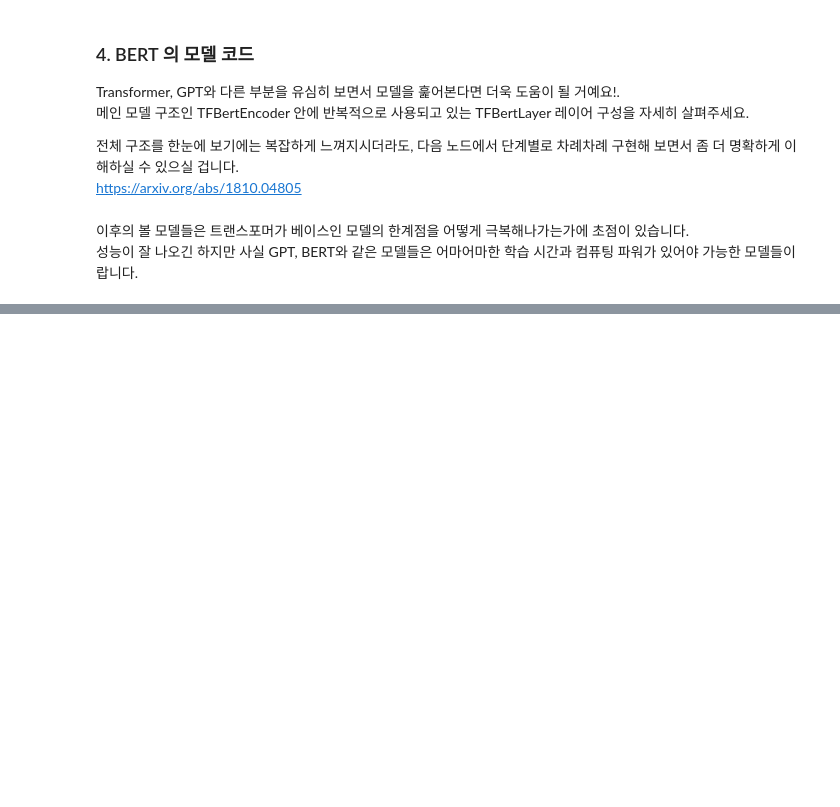
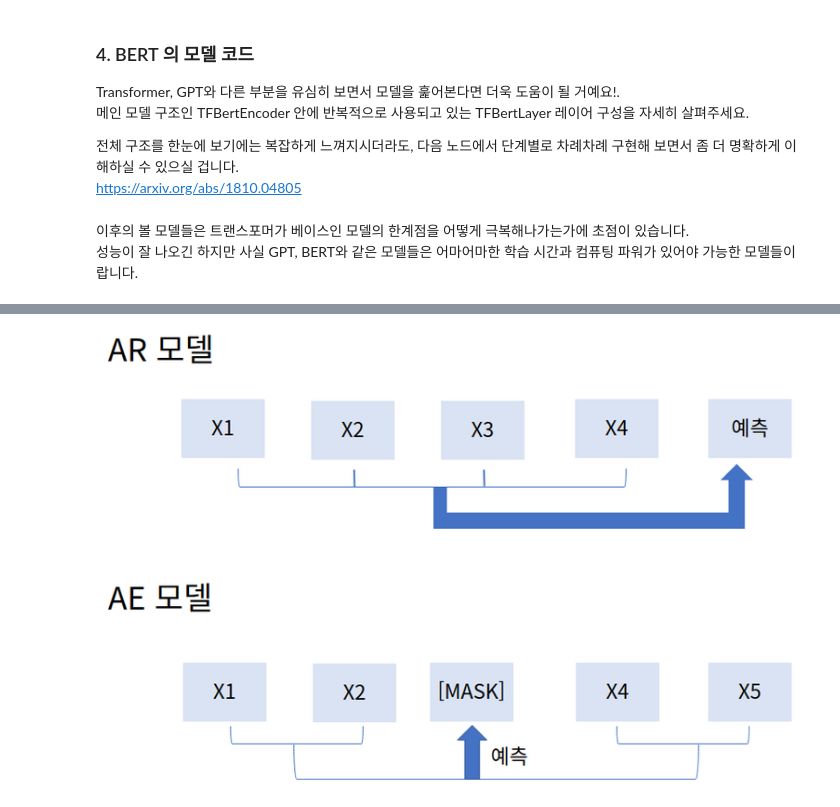
Before and after one commit to ziippy/modoo-nlp, a Jupyter notebook: 19_modern_nlp.ipynb, the cells around one changed output, grey strips where cells are left out. Drawn from its saved outputs; the diff is of its cells as text; code cells hidden in the pictures; blank space fills up the shorter version.

```diff
--- a/19_modern_nlp.ipynb
+++ b/19_modern_nlp.ipynb
@@ -353,0 +370,5 @@ Image(filename='capture/19_recurrence_in_vanilla_transformer_test_process.png')
+# %%
+from IPython.display import Image
+Image(filename='capture/19_ar_ae.png')
+# %% [output]
+[figure, added]
```
Also changed, not shown: parts of 39 cells of this notebook, 6 other files.
